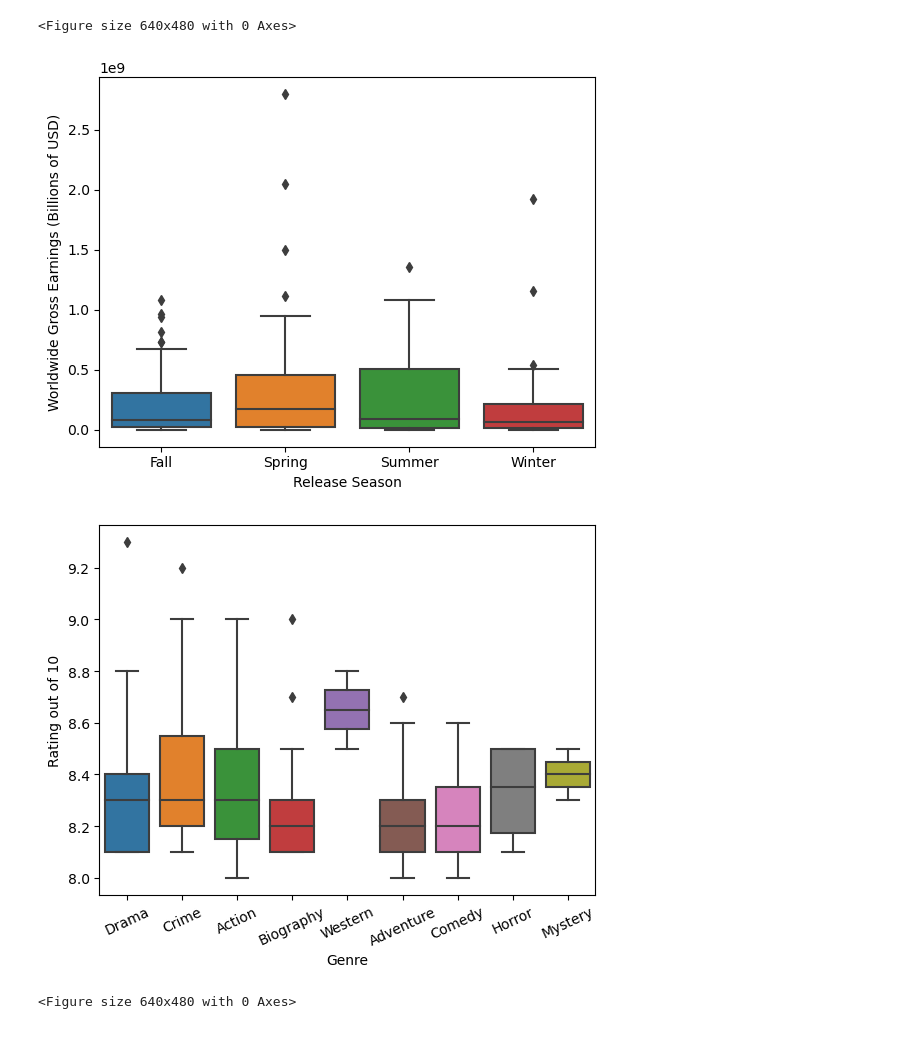
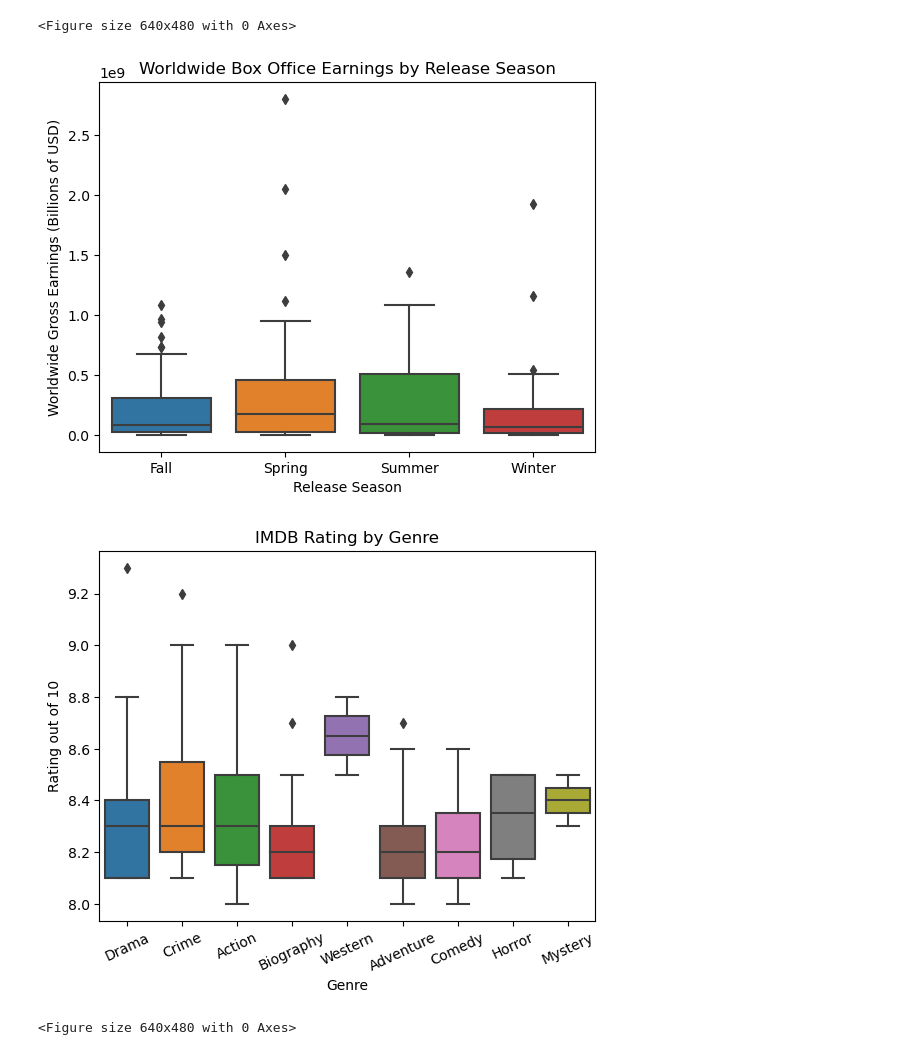
Before and after one commit to eisnarb/imdb-analysis, a Jupyter notebook: Top250 Movies.ipynb, the cells around one changed output. Drawn from its saved outputs; the diff is of its cells as text; code cells hidden in the pictures.

```diff
--- a/Top250 Movies.ipynb
+++ b/Top250 Movies.ipynb
@@ -215,18 +211,21 @@ plt.clf()
 <Figure size 640x480 with 0 Axes>
 # %%
 sns.boxplot(data = movies, x = 'Release Season', y = 'Worldwide Gross (USD)')
+plt.title('Worldwide Box Office Earnings by Release Season')
 plt.ylabel('Worldwide Gross Earnings (Billions of USD)')
 plt.show()
 plt.clf()
 #side by side boxplots to investigate if the time of release impacts the earnings for a movie
 
 sns.boxplot(data = movies, x = 'Genre', y = 'Rating out of 10')
+plt.title('IMDB Rating by Genre')
 plt.xticks(range(9), genre_list, rotation = 25)
 plt.show()
 plt.clf()
+#side by side boxplots to investigate genre impact on IMDB rating
 # %% [output]
-[figure, old version]
+[figure, new version]
-[figure, old version]
+[figure, new version]
 <Figure size 640x480 with 0 Axes>
 # %%
 #compare ratings grouped by genre and see if the genre impacts audience rating
```
Also changed, not shown: parts of 5 cells of this notebook.
